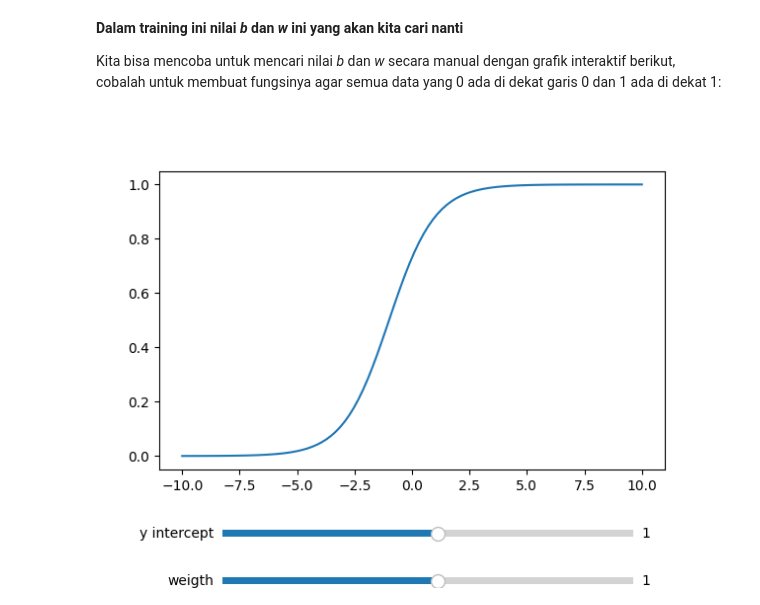
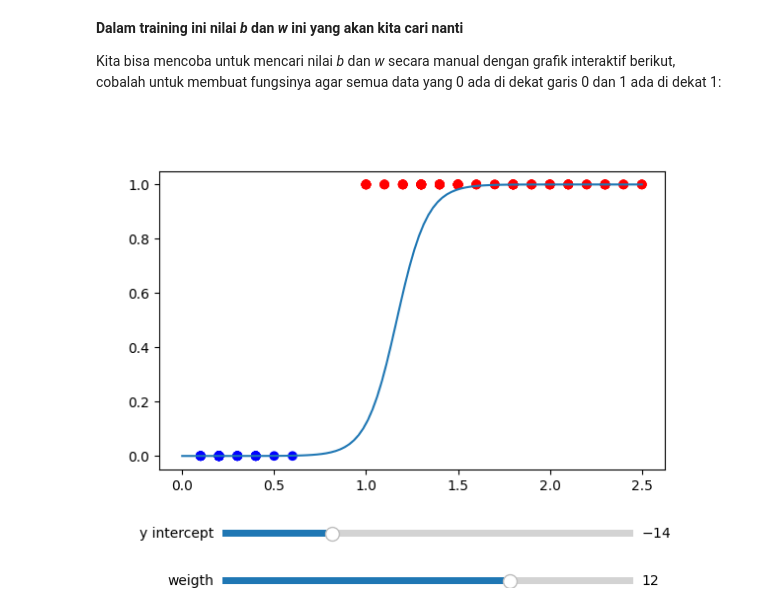
Before and after one commit to AgilMonkey/makalah-data-mining-kode-visualisasi-data-bunga, a Jupyter notebook: visualisasi-data.ipynb, the cells around one changed output. Drawn from its saved outputs; the diff is of its cells as text; code cells hidden in the pictures.

Commit message:
Membuat graph interaktif buat visualisasi gimana log reg belajar

```diff
--- a/visualisasi-data.ipynb
+++ b/visualisasi-data.ipynb
@@ -225,42 +225,60 @@ Dimana 'b' adalah batas y nya, dan 'w' menunjukan 'semiring' apa fungsinya
 Kita bisa mencoba untuk mencari nilai *b* dan *w* secara manual dengan grafik interaktif berikut, cobalah untuk membuat fungsinya agar semua data yang 0 ada di dekat garis 0 dan 1 ada di dekat 1:
 # %%
 %matplotlib widget
+
+##
+## SCATTER DATANYA
+##
+
+
+petal_widths = data['petal_width'].tolist()
+plot_y_setosa_dan_spesies_lain = [get_y_value_species(species) for species in data['species']]
+
+# Jika setosa maka warnanya biru, jika lain merah
+colors = ['blue' if spesies == 0 else 'red' for spesies in plot_y_setosa_dan_spesies_lain]
+
+
+##
+## FUNGSI SIGMA
+##
 
 def log_reg(x, b, w):
     return 1 / (1 + np.exp(-(b+w*x)))
 
-boundary = 1.0
-weigth = 1.0
+boundary = -14.0
+weigth = 12.0
 
 # Generate some data
-x = np.linspace(-10, 10, 100)
+x = np.linspace(0, 2.5, 100)
 y = log_reg(x, boundary, weigth)
 
 # Create the plot
 fig, ax = plt.subplots()
 plt.subplots_adjust(left=0.1, bottom=0.25)  # Adjust the position of the slider
 
 # Plot the initial data
 line, = ax.plot(x, y)
+plt.scatter(petal_widths, plot_y_setosa_dan_spesies_lain, c=colors)  # Scatter datanya
 
 # Add a slider for adjusting frequency
 ax_b = plt.axes([0.2, 0.1, 0.65, 0.03])  # Define the position and size of the slider
 ax_w = plt.axes([0.2, 0, 0.65, 0.03])  # Define the position and size of the slider
-b_slider = Slider(ax_b, 'y intercept', -20.0, 20.0, valinit=1.0)
-w_slider = Slider(ax_w, 'weigth', -20.0, 20.0, valinit=1.0)
+b_slider = Slider(ax_b, 'y intercept', -30.0, 30.0, valinit=-14.0)
+w_slider = Slider(ax_w, 'weigth', -30.0, 30.0, valinit=12.0)
 
 # Update function for the slider
 def update(val):
     boundary = b_slider.val
     weigth = w_slider.val
     line.set_ydata(log_reg(x, boundary, weigth))
     fig.canvas.draw_idle()
 
 b_slider.on_changed(update)
 w_slider.on_changed(update)
 
+
 plt.grid(True)
 
 plt.show()
 # %% [output]
-[figure, old version]
+[figure, new version]
```
